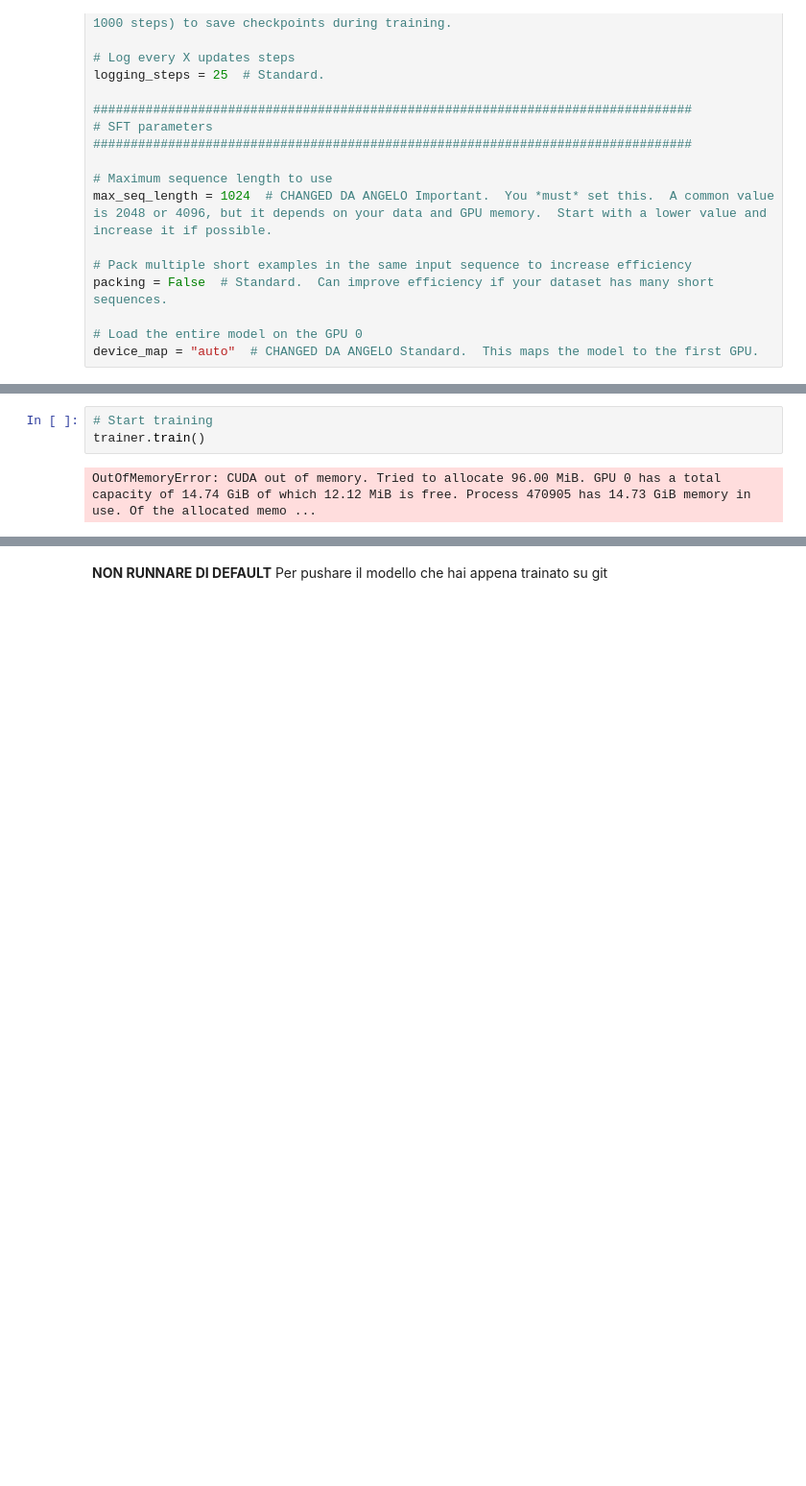
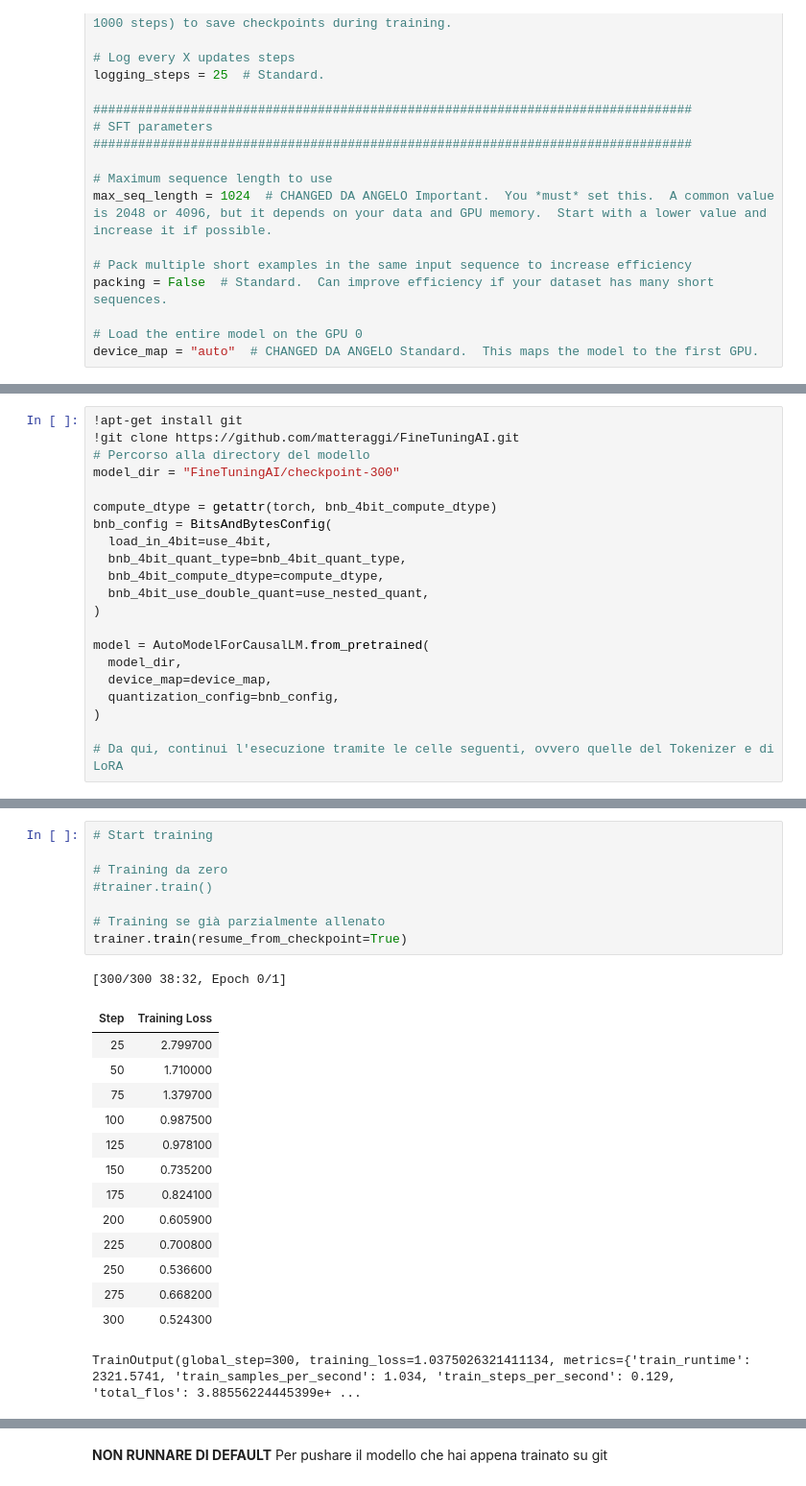
Before and after one commit to matteraggi/FineTuningAI, a Jupyter notebook: Progetto.ipynb, the cells around one changed output, grey strips where cells are left out. Shown at 96% size. Drawn from its saved outputs; the diff is of its cells as text; blank space fills up the shorter version.

Commit message:
Sistemato codice colab per training, da testare il load del modello

```diff
--- a/Progetto.ipynb
+++ b/Progetto.ipynb
@@ -157,0 +179,21 @@ device_map = "auto"  # CHANGED DA ANGELO Standard.  This maps the model to the f
+# %%
+!apt-get install git
+!git clone https://github.com/matteraggi/FineTuningAI.git
+# Percorso alla directory del modello
+model_dir = "FineTuningAI/checkpoint-300"
+
+compute_dtype = getattr(torch, bnb_4bit_compute_dtype)
+bnb_config = BitsAndBytesConfig(
+  load_in_4bit=use_4bit,
+  bnb_4bit_quant_type=bnb_4bit_quant_type,
+  bnb_4bit_compute_dtype=compute_dtype,
+  bnb_4bit_use_double_quant=use_nested_quant,
+)
+
+model = AutoModelForCausalLM.from_pretrained(
+  model_dir,
+  device_map=device_map,
+  quantization_config=bnb_config,
+)
+
+# Da qui, continui l'esecuzione tramite le celle seguenti, ovvero quelle del Tokenizer e di LoRA
@@ -265,6 +290,25 @@ trainer = SFTTrainer(
 )
 # %%
 # Start training
-trainer.train()
+
+# Training da zero
+#trainer.train()
+
+# Training se già parzialmente allenato
+trainer.train(resume_from_checkpoint=True)
 # %% [output]
-OutOfMemoryError: CUDA out of memory. Tried to allocate 96.00 MiB. GPU 0 has a total capacity of 14.74 GiB of which 12.12 MiB is free. Process 470905 has 14.73 GiB memory in use. Of the allocated memo ...
+[300/300 38:32, Epoch 0/1]
+| Step | Training Loss |
+| 25 | 2.799700 |
+| 50 | 1.710000 |
+| 75 | 1.379700 |
+| 100 | 0.987500 |
+| 125 | 0.978100 |
+| 150 | 0.735200 |
+| 175 | 0.824100 |
+| 200 | 0.605900 |
+| 225 | 0.700800 |
+| 250 | 0.536600 |
+| 275 | 0.668200 |
+| 300 | 0.524300 |
+TrainOutput(global_step=300, training_loss=1.0375026321411134, metrics={'train_runtime': 2321.5741, 'train_samples_per_second': 1.034, 'train_steps_per_second': 0.129, 'total_flos': 3.88556224445399e+ ...
```
Also changed, not shown: parts of 25 cells of this notebook.
